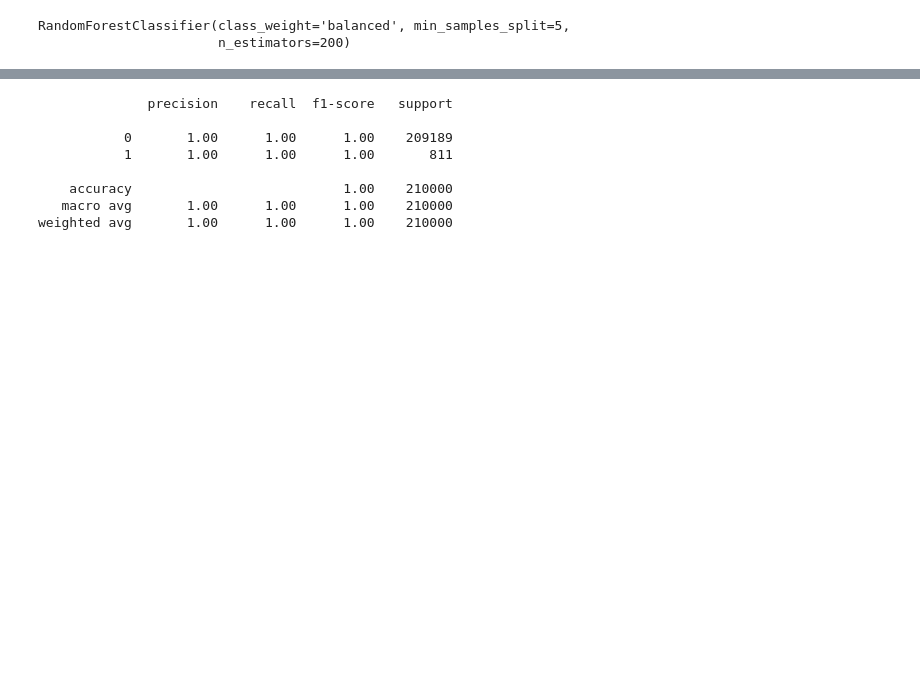
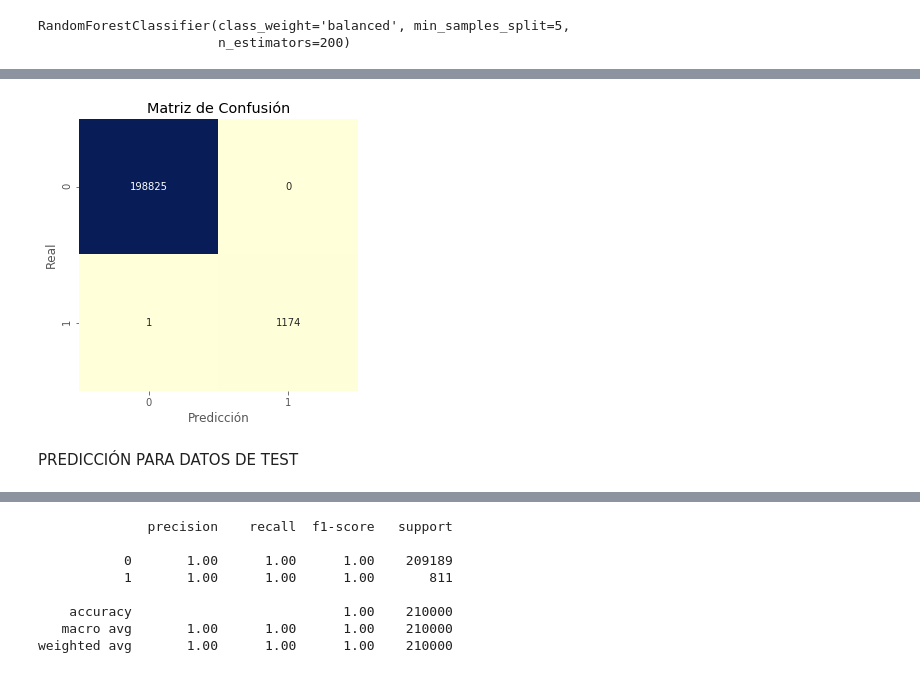
Before and after one commit to maxptol2/mbd-2021, a Jupyter notebook: notebooks/Entrenamiento_y_Test_RF.ipynb, the cells around one changed output, grey strips where cells are left out. Saved outputs shown, nothing was run; the diff lists cells and outputs as text; code cells hidden in the pictures; blank space fills up the shorter version.

```diff
--- a/notebooks/Entrenamiento_y_Test_RF.ipynb
+++ b/notebooks/Entrenamiento_y_Test_RF.ipynb
@@ -82,10 +79,10 @@ datatrain_muestra_300=pd.read_csv('C:/Users/Maximiliano/Documents/Big_Data/TESIS
 datatrain_muestra_200=pd.read_csv('C:/Users/Maximiliano/Documents/Big_Data/TESIS_DE_MAESTRIA/Repositorio/mbd-2021-1/data/datasets/datatrain_muestra_200.csv', header=0)
 datatrain_muestra_100=pd.read_csv('C:/Users/Maximiliano/Documents/Big_Data/TESIS_DE_MAESTRIA/Repositorio/mbd-2021-1/data/datasets/datatrain_muestra_100.csv', header=0)
 
-dataval_muestra_250=pd.read_csv('C:/Users/Maximiliano/Documents/Big_Data/TESIS_DE_MAESTRIA/Repositorio/mbd-2021-1/data/datasets/dataval_muestra_250.csv', header=0)
-dataval_muestra_150=pd.read_csv('C:/Users/Maximiliano/Documents/Big_Data/TESIS_DE_MAESTRIA/Repositorio/mbd-2021-1/data/datasets/dataval_muestra_150.csv', header=0)
+dataval_muestra_200=pd.read_csv('C:/Users/Maximiliano/Documents/Big_Data/TESIS_DE_MAESTRIA/Repositorio/mbd-2021-1/data/datasets/dataval_muestra_200.csv', header=0)
 dataval_muestra_100=pd.read_csv('C:/Users/Maximiliano/Documents/Big_Data/TESIS_DE_MAESTRIA/Repositorio/mbd-2021-1/data/datasets/dataval_muestra_100.csv', header=0)
-dataval_muestra_50=pd.read_csv('C:/Users/Maximiliano/Documents/Big_Data/TESIS_DE_MAESTRIA/Repositorio/mbd-2021-1/data/datasets/dataval_muestra_50.csv', header=0)
+dataval_muestra_60=pd.read_csv('C:/Users/Maximiliano/Documents/Big_Data/TESIS_DE_MAESTRIA/Repositorio/mbd-2021-1/data/datasets/dataval_muestra_60.csv', header=0)
+dataval_muestra_30=pd.read_csv('C:/Users/Maximiliano/Documents/Big_Data/TESIS_DE_MAESTRIA/Repositorio/mbd-2021-1/data/datasets/dataval_muestra_30.csv', header=0)
 
 datatest_muestra_210=pd.read_csv('C:/Users/Maximiliano/Documents/Big_Data/TESIS_DE_MAESTRIA/Repositorio/mbd-2021-1/data/datasets/datatest_muestra_210.csv', header=0)
 datatest_muestra_120=pd.read_csv('C:/Users/Maximiliano/Documents/Big_Data/TESIS_DE_MAESTRIA/Repositorio/mbd-2021-1/data/datasets/datatest_muestra_120.csv', header=0)
@@ -104,8 +100,8 @@ Y_cols = ['is_fraud']
 # %%
 X_train_500 = datatrain_muestra_500[X_cols]
 y_train_500 = datatrain_muestra_500[Y_cols]
-X_val_250 = dataval_muestra_250[X_cols]
-y_val_250 = dataval_muestra_250[Y_cols]
+X_val_200 = dataval_muestra_200[X_cols]
+y_val_200 = dataval_muestra_200[Y_cols]
 X_test_210 = datatest_muestra_210[X_cols]
 y_test_210 = datatest_muestra_210[Y_cols]
 # %%
@@ -184,0 +189,3 @@ RandomForestClassifier(class_weight='balanced', min_samples_split=5,
+# %%
+#predicción con datos de validación
+RFC_PRED_VAL = RF_500.predict(X_val_200)
@@ -184,0 +203,7 @@ RandomForestClassifier(class_weight='balanced', min_samples_split=5,
+# %%
+utils.plot_cm(y_val_200, RFC_PRED_VAL)
+#la precisión en validación es 1 y el recall se puede decir que también es 1.
+# %% [output]
+[figure, added]
+# %% [markdown]
+PREDICCIÓN PARA DATOS DE TEST
```
Also changed, not shown: parts of 16 cells of this notebook, 3 other files.
